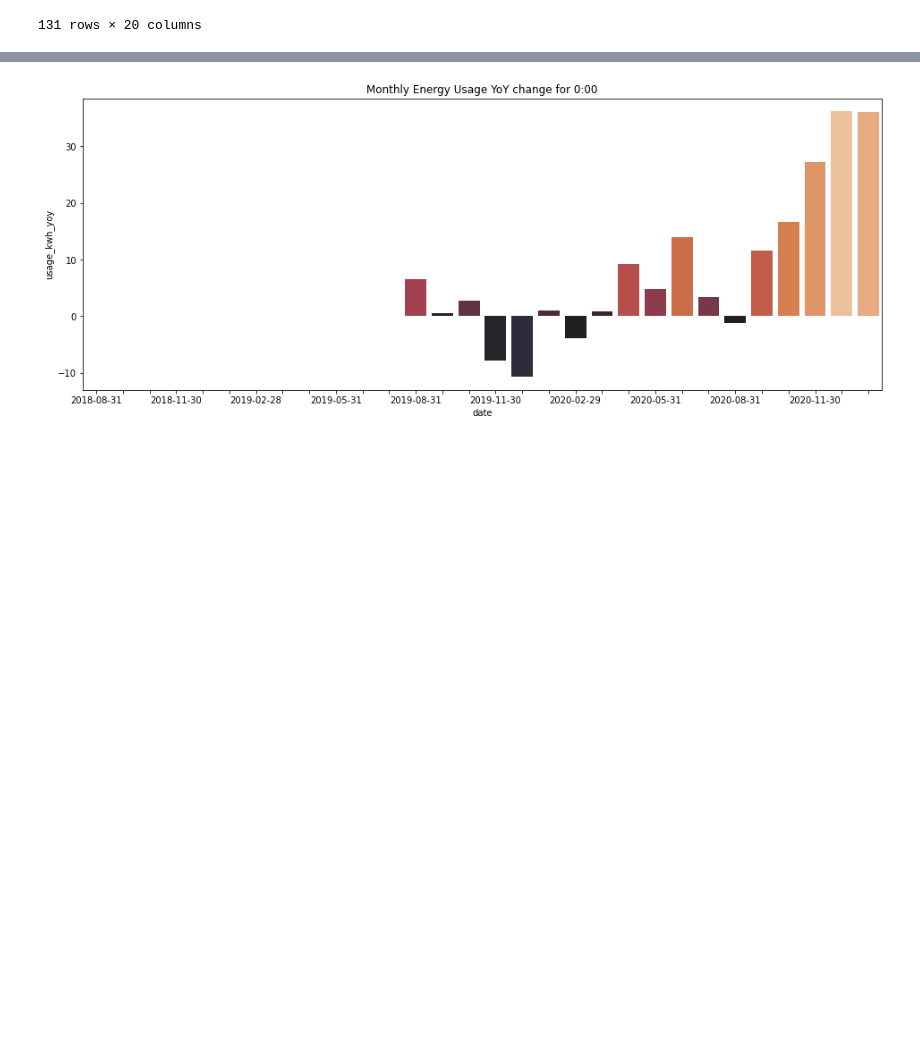
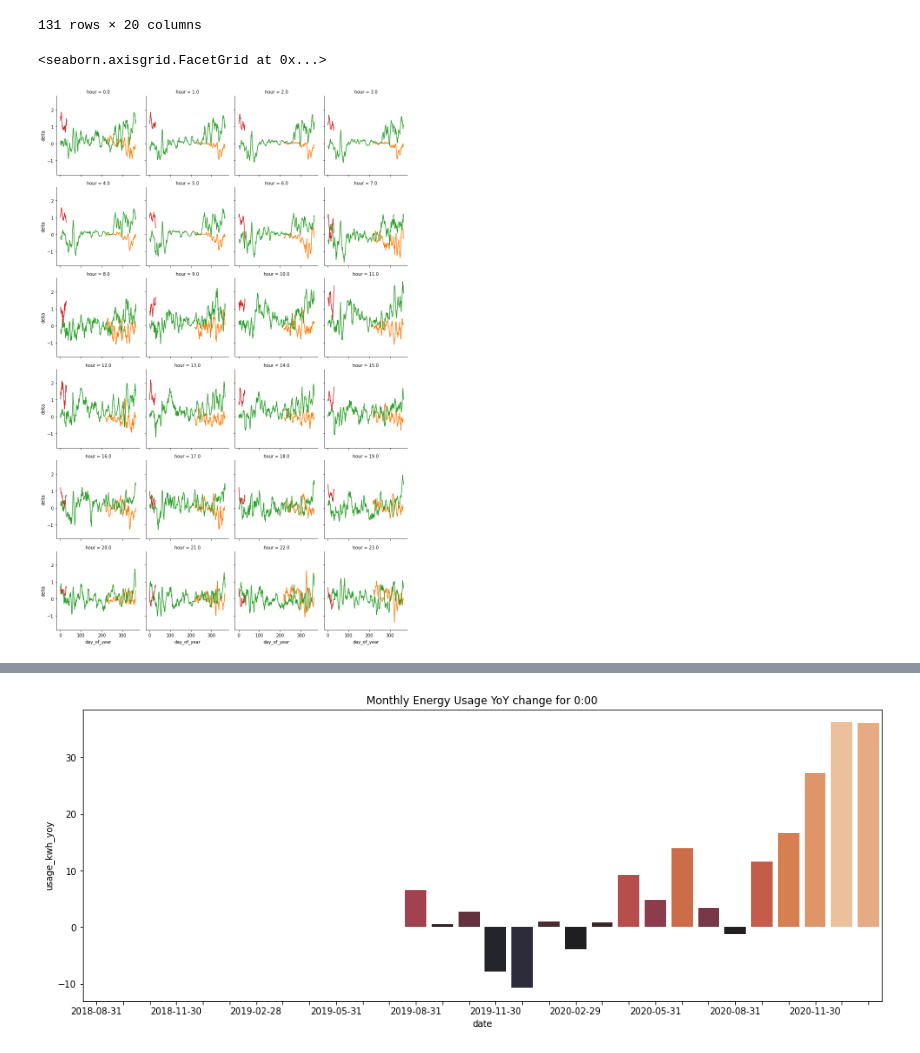
Before and after one commit to andrewhao/nrglab, a Jupyter notebook: nrglab.ipynb, the cells around one changed output, grey strips where cells are left out. Saved outputs shown, nothing was run; the diff lists cells and outputs as text; code cells hidden in the pictures; blank space fills up the shorter version.

```diff
--- a/nrglab.ipynb
+++ b/nrglab.ipynb
@@ -136,3 +136,20 @@ def plot_hour(hour):
     df_hourly['usage_kwh_previous_year'] = df_hourly.usage_kwh_rolling.shift(365)
     df_hourly['usage_kwh_yoy'] = df_hourly.usage_kwh_rolling - df_hourly.usage_kwh_previous_year
     sns.lineplot(data=df_hourly[df_hourly.hour == hour], x='index', y='usage_kwh_rolling', hue='year', estimator=np.sum).set_title(f'Usage at {hour}:00')
+# %%
+def hourly_computation(df_hour):
+    df_temp = pd.DataFrame()
+    df_temp['day_of_year'] = df_hour.day_of_year
+    df_temp['year'] = df_hour.year
+    df_temp['usage_kwh_rolling'] = df_hour.usage_kwh.rolling(7).mean()
+    df_temp['last_year'] = df_temp.usage_kwh_rolling.shift(365)
+    df_temp['delta'] = df_temp.usage_kwh_rolling - df_temp.last_year
+    df_temp['delta_cumsum'] = df_temp['delta'].cumsum()
+    return df_temp
+df_hourly_yoy = df.groupby(by='hour').apply(hourly_computation)
+# %%
+g = sns.FacetGrid(df_hourly_yoy.reset_index(), hue='year', col="hour", col_wrap=4)
+g.map(sns.lineplot, "day_of_year", "delta")
+# %% [output]
+<seaborn.axisgrid.FacetGrid at 0x...>
+[figure, added]
```
Also changed, not shown: parts of 4 cells of this notebook.
